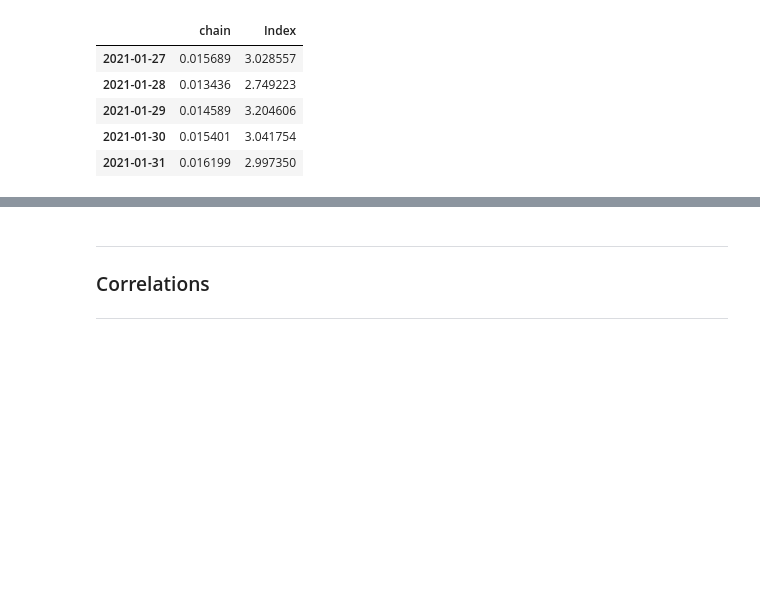
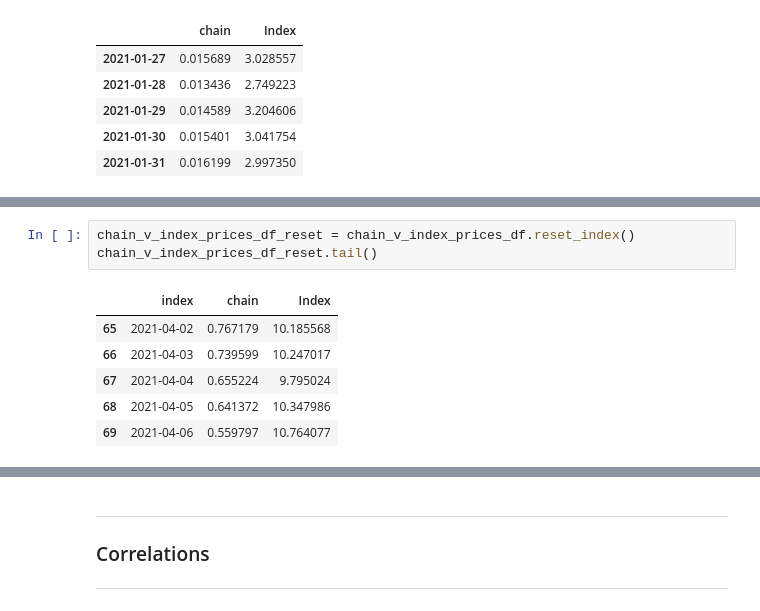
Before and after one commit to Hash3rown/nfty_tree.io, a Jupyter notebook: sandbox/kelso_chain_analysis.ipynb, the cells around one changed output, grey strips where cells are left out. Saved outputs shown, nothing was run; the diff lists cells and outputs as text; blank space fills up the shorter version.

```diff
--- a/sandbox/kelso_chain_analysis.ipynb
+++ b/sandbox/kelso_chain_analysis.ipynb
@@ -261,0 +266,10 @@ chain_v_index_prices_df.head()
+# %%
+chain_v_index_prices_df_reset = chain_v_index_prices_df.reset_index()
+chain_v_index_prices_df_reset.tail()
+# %% [output]
+|  | index | chain | Index |
+| 65 | 2021-04-02 | 0.767179 | 10.185568 |
+| 66 | 2021-04-03 | 0.739599 | 10.247017 |
+| 67 | 2021-04-04 | 0.655224 | 9.795024 |
+| 68 | 2021-04-05 | 0.641372 | 10.347986 |
+| 69 | 2021-04-06 | 0.559797 | 10.764077 |
```
Also changed, not shown: parts of 10 cells of this notebook.
